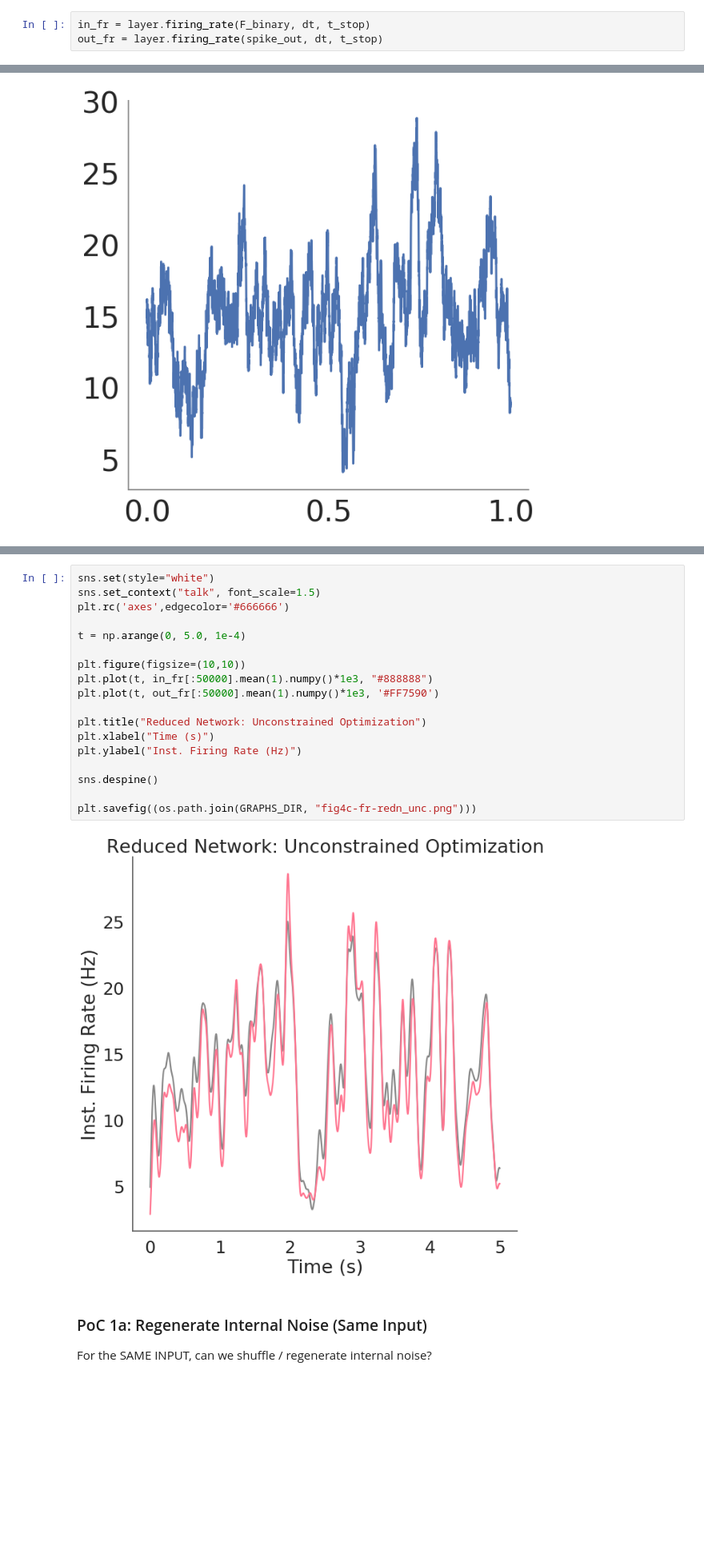
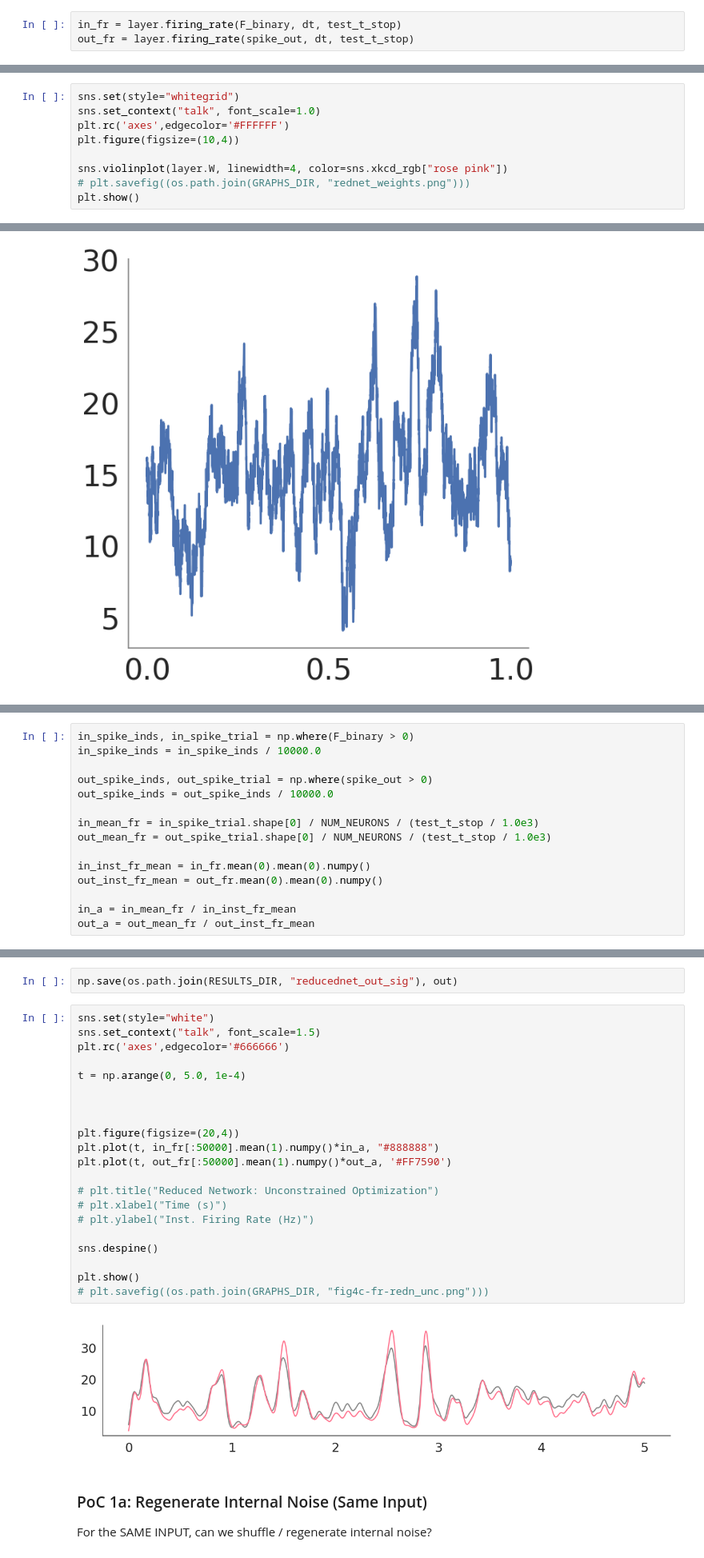
Before and after one commit to nsbspl/async-spike-propagation, a Jupyter notebook: main.ipynb, the cells around one changed output, grey strips where cells are left out. Shown at 80% size. Cells and saved outputs as stored; diff of their text form; blank space fills up the shorter version.

```diff
--- a/main.ipynb
+++ b/main.ipynb
@@ -84,3 +93,3 @@ print(time.time() - start_time)
 # %%
-in_fr = layer.firing_rate(F_binary, dt, t_stop)
-out_fr = layer.firing_rate(spike_out, dt, t_stop)
+in_fr = layer.firing_rate(F_binary, dt, test_t_stop)
+out_fr = layer.firing_rate(spike_out, dt, test_t_stop)
@@ -91,0 +96,9 @@ plt.show()
+# %%
+sns.set(style="whitegrid")
+sns.set_context("talk", font_scale=1.0)
+plt.rc('axes',edgecolor='#FFFFFF')
+plt.figure(figsize=(10,4))
+
+sns.violinplot(layer.W, linewidth=4, color=sns.xkcd_rgb["rose pink"])
+# plt.savefig((os.path.join(GRAPHS_DIR, "rednet_weights.png")))
+plt.show()
@@ -161,0 +173,15 @@ tensor([0.0049, 0.0050, 0.0050,  ..., 0.0224, 0.0224, 0.0223],
+# %%
+in_spike_inds, in_spike_trial = np.where(F_binary > 0)
+in_spike_inds = in_spike_inds / 10000.0
+
+out_spike_inds, out_spike_trial = np.where(spike_out > 0)
+out_spike_inds = out_spike_inds / 10000.0
+
+in_mean_fr = in_spike_trial.shape[0] / NUM_NEURONS / (test_t_stop / 1.0e3)
+out_mean_fr = out_spike_trial.shape[0] / NUM_NEURONS / (test_t_stop / 1.0e3)
+
+in_inst_fr_mean = in_fr.mean(0).mean(0).numpy()
+out_inst_fr_mean = out_fr.mean(0).mean(0).numpy()
+
+in_a = in_mean_fr / in_inst_fr_mean
+out_a = out_mean_fr / out_inst_fr_mean
@@ -162,23 +195,28 @@ tensor([0.0049, 0.0050, 0.0050,  ..., 0.0224, 0.0224, 0.0223],
+# %%
+np.save(os.path.join(RESULTS_DIR, "reducednet_out_sig"), out)
 # %%
 sns.set(style="white")
 sns.set_context("talk", font_scale=1.5)
 plt.rc('axes',edgecolor='#666666')
 
 t = np.arange(0, 5.0, 1e-4)
 
-plt.figure(figsize=(10,10))
-plt.plot(t, in_fr[:50000].mean(1).numpy()*1e3, "#888888")
-plt.plot(t, out_fr[:50000].mean(1).numpy()*1e3, '#FF7590')
 
-plt.title("Reduced Network: Unconstrained Optimization")
-plt.xlabel("Time (s)")
-plt.ylabel("Inst. Firing Rate (Hz)")
+
+plt.figure(figsize=(20,4))
+plt.plot(t, in_fr[:50000].mean(1).numpy()*in_a, "#888888")
+plt.plot(t, out_fr[:50000].mean(1).numpy()*out_a, '#FF7590')
+
+# plt.title("Reduced Network: Unconstrained Optimization")
+# plt.xlabel("Time (s)")
+# plt.ylabel("Inst. Firing Rate (Hz)")
 
 sns.despine()
 
-plt.savefig((os.path.join(GRAPHS_DIR, "fig4c-fr-redn_unc.png")))
+plt.show()
+# plt.savefig((os.path.join(GRAPHS_DIR, "fig4c-fr-redn_unc.png")))
 # %% [output]
-[figure, old version]
+[figure, new version]
 # %% [markdown]
 ### PoC 1a: Regenerate Internal Noise (Same Input)
 For the SAME INPUT, can we shuffle / regenerate internal noise?
```
Also changed, not shown: parts of 47 cells of this notebook, 4 other files.
